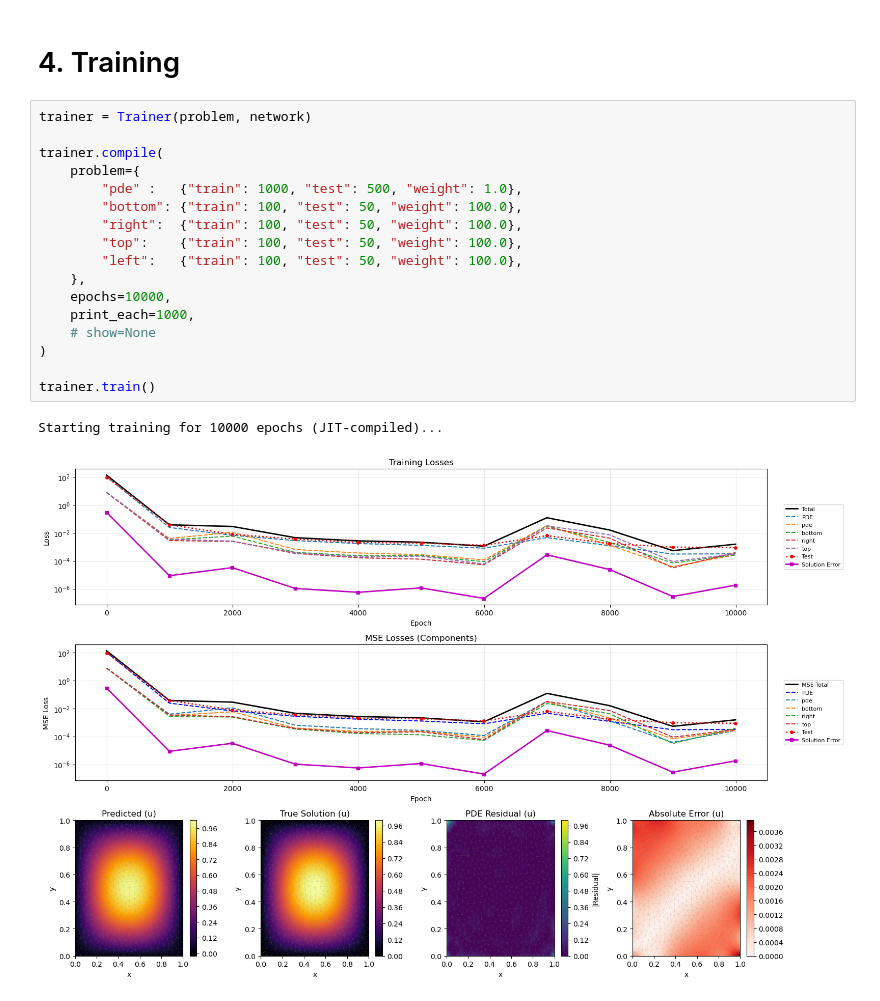
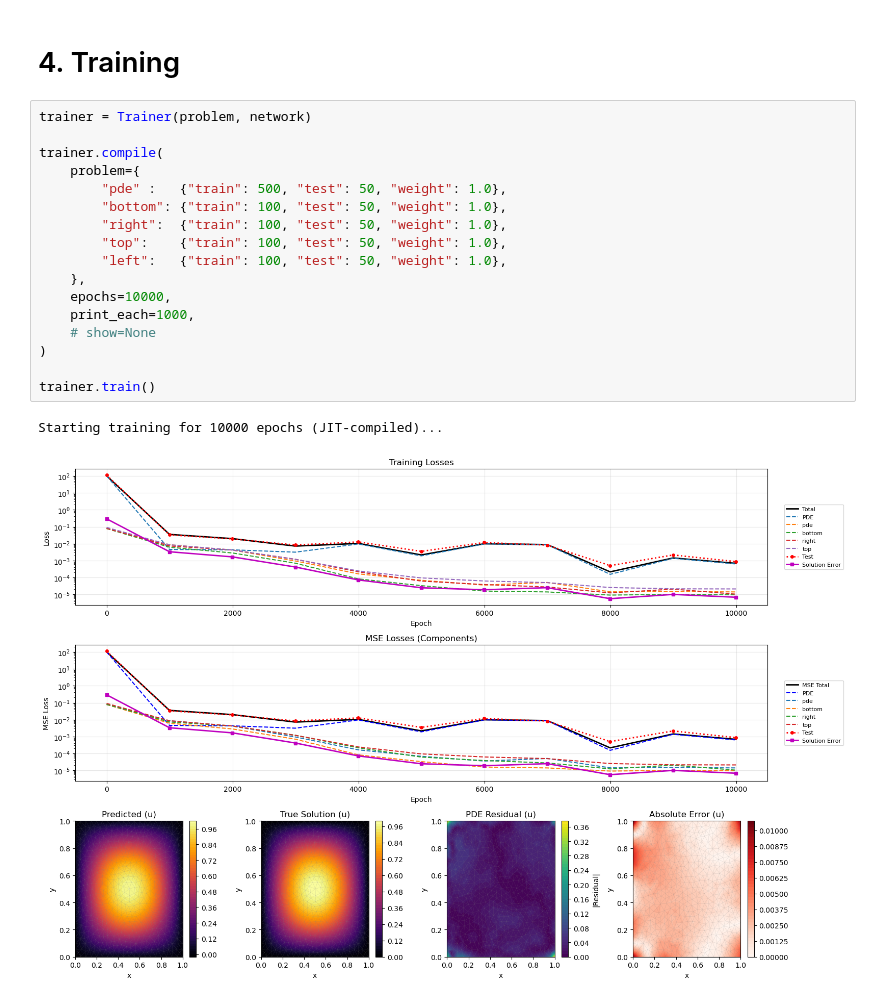
Before and after one commit to gatocor/pinn_models, a Jupyter notebook: examples/2D_poisson_strong.ipynb, the cells around one changed output. Cells and saved outputs as stored; diff of their text form.

```diff
--- a/examples/2D_poisson_strong.ipynb
+++ b/examples/2D_poisson_strong.ipynb
@@ -110,20 +110,20 @@ ModelBase(output_dim=1)
 # %%
 trainer = Trainer(problem, network)
 
 trainer.compile(
     problem={
-        "pde" :   {"train": 1000, "test": 500, "weight": 1.0},
-        "bottom": {"train": 100, "test": 50, "weight": 100.0},
-        "right":  {"train": 100, "test": 50, "weight": 100.0},
-        "top":    {"train": 100, "test": 50, "weight": 100.0},
-        "left":   {"train": 100, "test": 50, "weight": 100.0},
+        "pde" :   {"train": 500, "test": 50, "weight": 1.0},
+        "bottom": {"train": 100, "test": 50, "weight": 1.0},
+        "right":  {"train": 100, "test": 50, "weight": 1.0},
+        "top":    {"train": 100, "test": 50, "weight": 1.0},
+        "left":   {"train": 100, "test": 50, "weight": 1.0},
     },
     epochs=10000,
     print_each=1000,
     # show=None
 )
 
 trainer.train()
 # %% [output]
 Starting training for 10000 epochs (JIT-compiled)...
-[figure, old version]
+[figure, new version]
```
Also changed, not shown: parts of 1 cell of this notebook, 14 other files.
